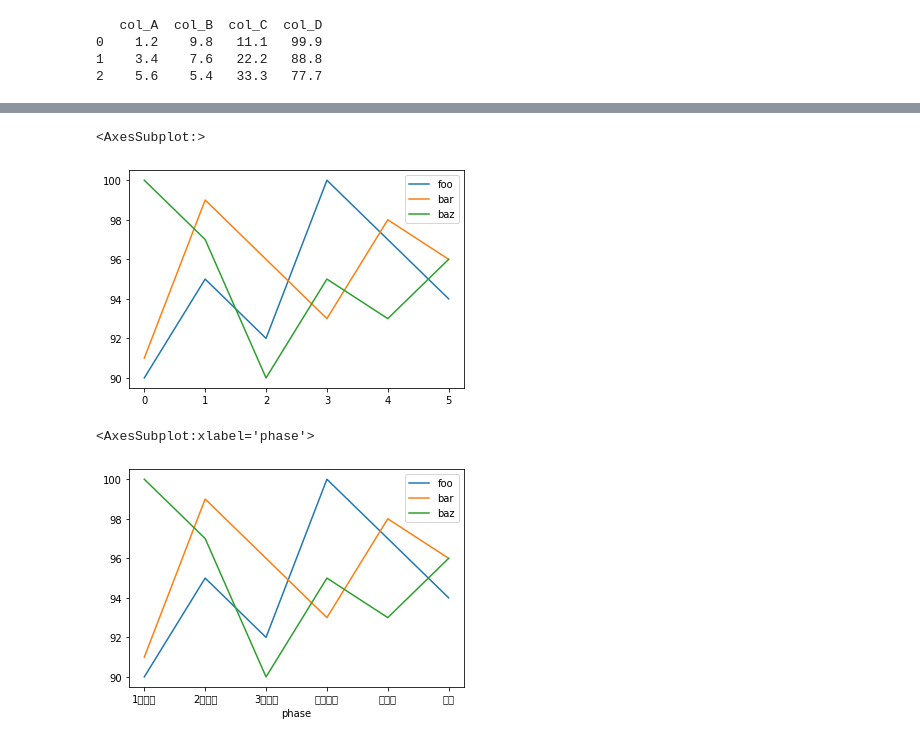
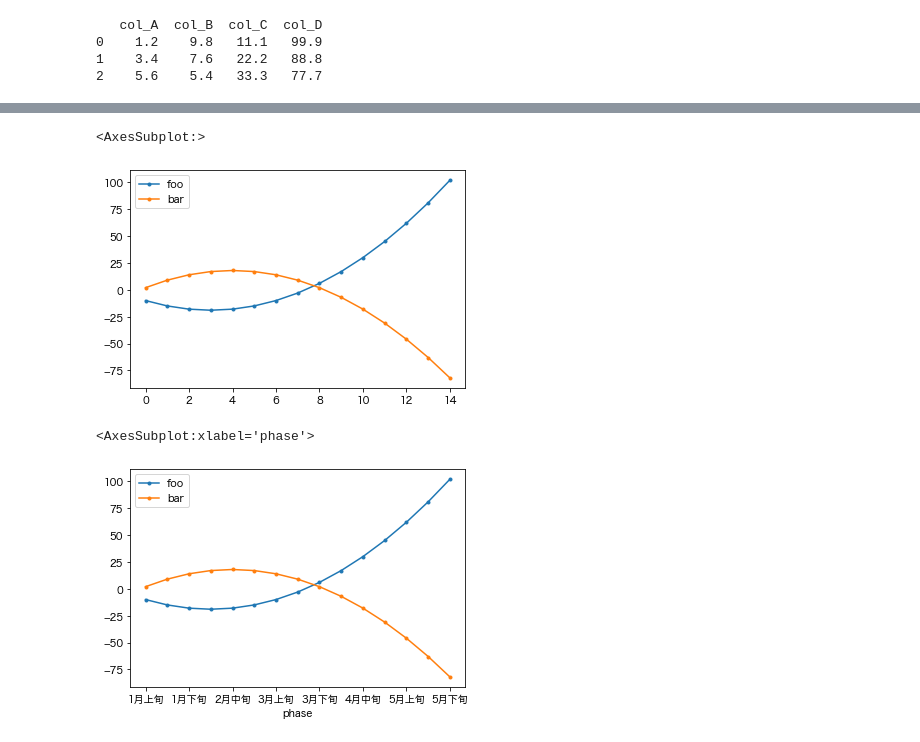
Before and after one commit to Linus-MK/fragments_for_blog, a Jupyter notebook: matplotlib/display_discrete_x_labels.ipynb, the cells around one changed output, grey strips where cells are left out. Drawn from its saved outputs; the diff is of its cells as text; code cells hidden in the pictures.

```diff
--- a/matplotlib/display_discrete_x_labels.ipynb
+++ b/matplotlib/display_discrete_x_labels.ipynb
@@ -53,0 +41,14 @@ df
+# %%
+time_series = []
+for i in range(1, 6):
+    temp = [f"{i}月上旬", f"{i}月中旬", f"{i}月下旬"]
+    time_series.extend(temp)
+
+# これリスト内包表記で上手く書けないのかな?
+# %%
+df = pd.DataFrame({
+    'phase': time_series,
+    'foo': [i **2 -6 * i  - 10 for i in range(15)],
+    'bar': [-(i **2) + 8 * i  + 2  for i in range(15)],
+})
+df
@@ -54,10 +72,10 @@ df
 # %%
-df.plot()
+df.plot(style=".-")
 # %% [output]
 <AxesSubplot:>
-[figure, old version]
+[figure, new version]
 # %%
-df.plot(x='phase')
+df.plot(x='phase', style=".-")
 # %% [output]
 <AxesSubplot:xlabel='phase'>
-[figure, old version]
+[figure, new version]
```
Also changed, not shown: parts of 5 cells of this notebook.
